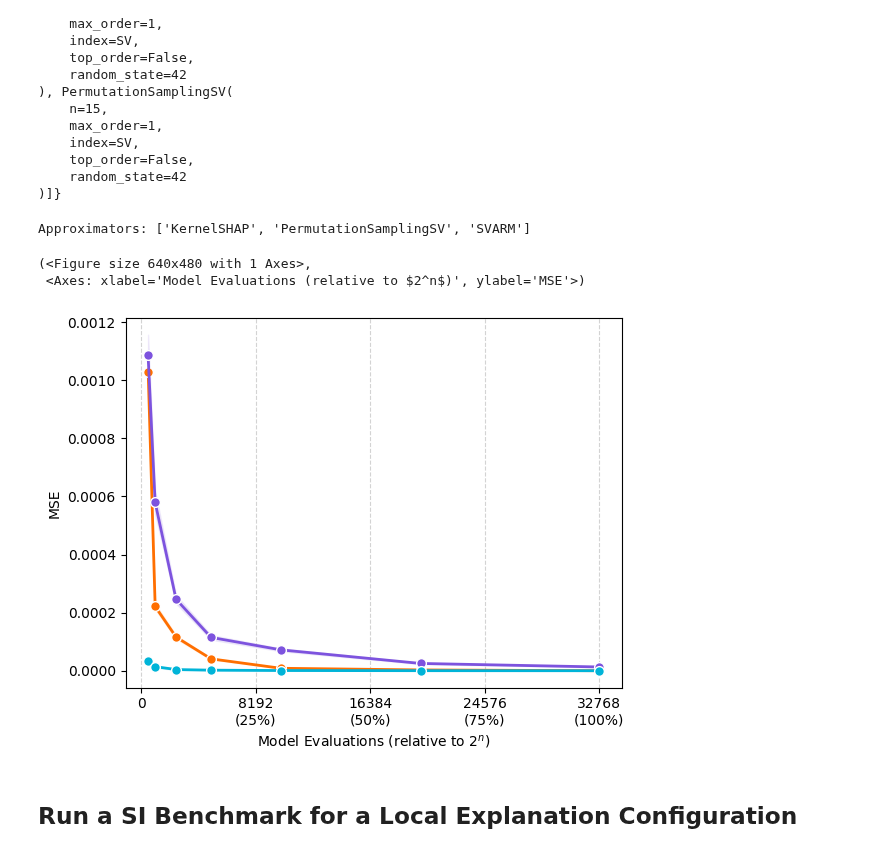
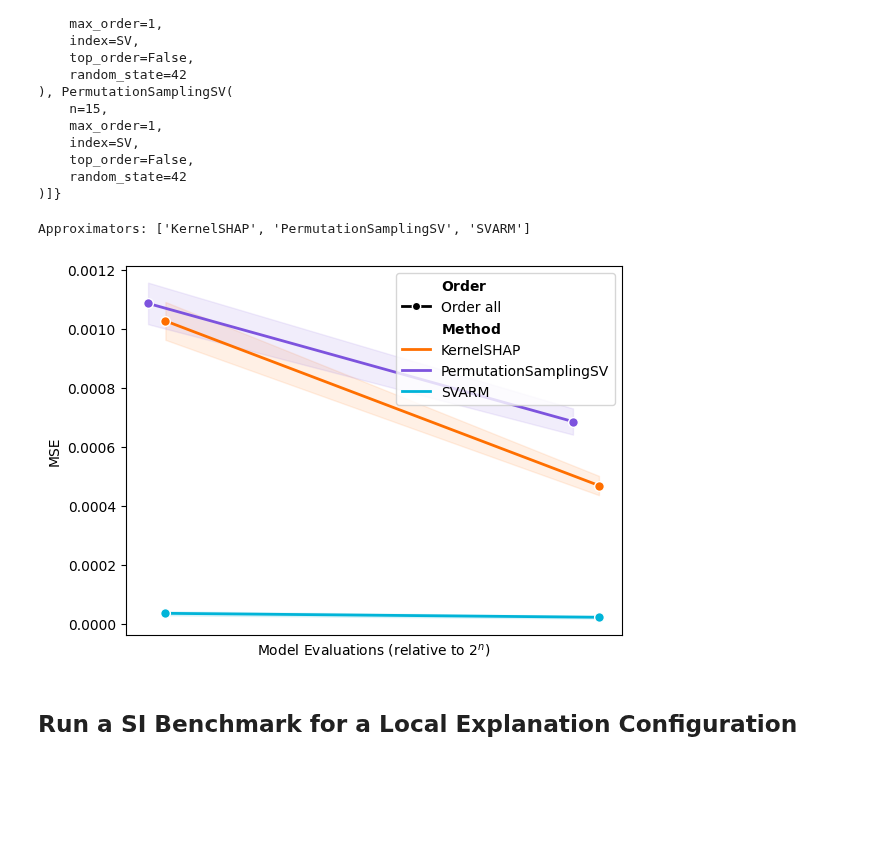
Before and after one commit to FabianK-Dev/shapiq, a Jupyter notebook: docs/source/notebooks/benchmark_approximators.ipynb, the cells around one changed output. Drawn from its saved outputs; the diff is of its cells as text; code cells hidden in the pictures; blank space fills up the shorter version.

Commit message:
try to fix legend

```diff
--- a/docs/source/notebooks/benchmark_approximators.ipynb
+++ b/docs/source/notebooks/benchmark_approximators.ipynb
@@ -105,15 +105,19 @@ All approximators: {1: [KernelSHAP(
 )]}
 # %%
 # plot the results
-from shapiq.games.benchmark.plot import plot_approximation_quality
+import pandas as pd
+
+save_path = "sv_benchmark_results.json"
+results = pd.read_json(save_path)
+
+from shapiq.games.benchmark.plot import plot_approximation_quality, add_legend
 
 # colors in the plot: "KernelSHAP": orange, "SVARM": blue, "PermutationSamplingSV": purple
-plot_approximation_quality(results)
+fig, axis = plot_approximation_quality(results)
+# add_legend(axis, sv_approximators)
 # %% [output]
 Approximators: ['KernelSHAP', 'PermutationSamplingSV', 'SVARM']
-(<Figure size 640x480 with 1 Axes>,
- <Axes: xlabel='Model Evaluations (relative to $2^n$)', ylabel='MSE'>)
-[figure, old version]
+[figure, new version]
 # %% [markdown]
 ## Run a SI Benchmark for a Local Explanation Configuration
 # %%
```
Also changed, not shown: parts of 5 cells of this notebook, 2 other files.
